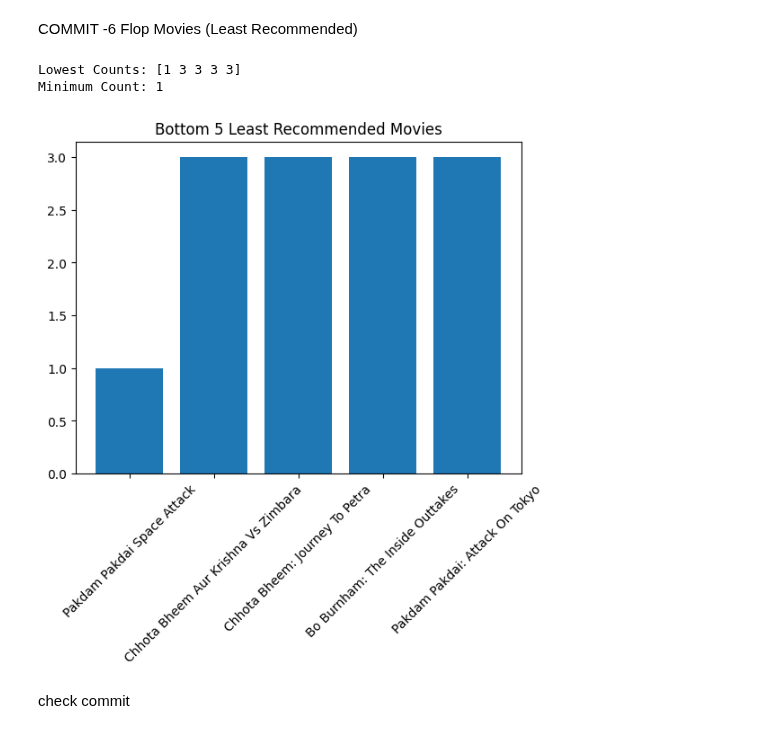
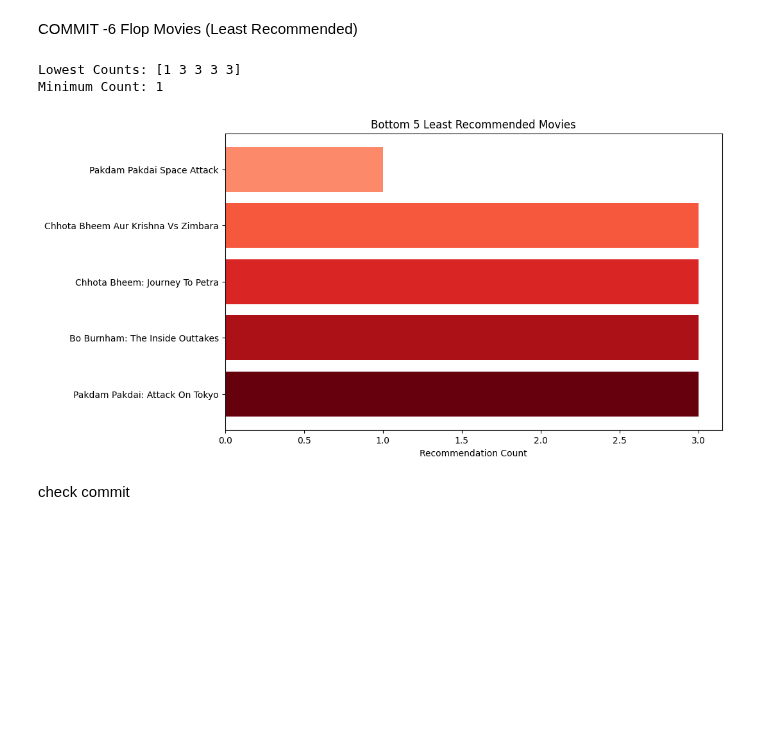
Before and after one commit to ameena0726-ops/Netflix-Analysis, a Jupyter notebook: Netflix_Content_Genre (1).ipynb, the cells around one changed output. Cells and saved outputs as stored; diff of their text form; code cells hidden in the pictures; blank space fills up the shorter version.

Commit message:
Changed graph & colour  of commit 6

```diff
--- a/Netflix_Content_Genre (1).ipynb
+++ b/Netflix_Content_Genre (1).ipynb
@@ -627,27 +627,35 @@ COMMIT -6 Flop Movies (Least Recommended)
 # %%
 import pandas as pd
 import numpy as np
 import matplotlib.pyplot as plt
 
 # Load your dataset
-df = pd.read_csv ("C:\\Users\\Admin\\Desktop\\NETFLIX\\Netflix-Analysis\\SUBHAN_cleaned.csv")
+df = pd.read_csv("C:\\Users\\Admin\\Desktop\\NETFLIX\\Netflix-Analysis\\SUBHAN_cleaned.csv")
 
+# Bottom 5 (least recommended)
 flop5 = df.sort_values('Recommendation_Count', ascending=True).head(5)
 
 # NumPy stats
 flop_np = flop5['Recommendation_Count'].to_numpy()
 print("Lowest Counts:", flop_np)
 print("Minimum Count:", np.min(flop_np))
 
 # Plot
-plt.bar(flop5['Title'], flop5['Recommendation_Count'])
-plt.xticks(rotation=45)
+plt.figure(figsize=(10, 6))
+colors = plt.cm.Reds(np.linspace(0.4, 1, 5))   # Gradient red color scheme
+
+plt.barh(flop5['Title'], flop5['Recommendation_Count'], color=colors)
+plt.xlabel("Recommendation Count")
 plt.title("Bottom 5 Least Recommended Movies")
+
+# Invert y-axis to show the smallest at the top
+plt.gca().invert_yaxis()
+
 plt.show()
 # %% [output]
 Lowest Counts: [1 3 3 3 3]
 Minimum Count: 1
-[figure, old version]
+[figure, new version]
 # %% [markdown]
 check commit
 # %%
```
